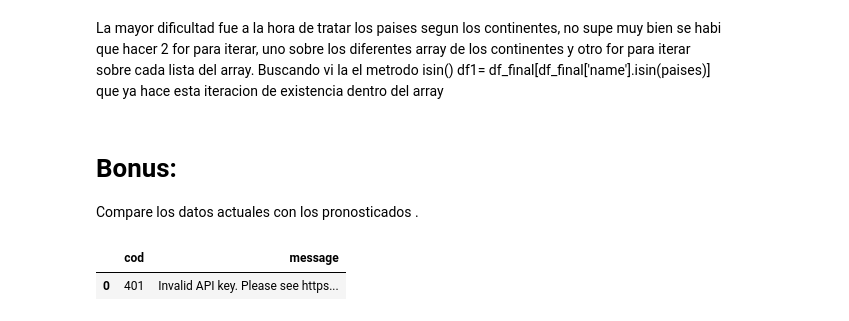
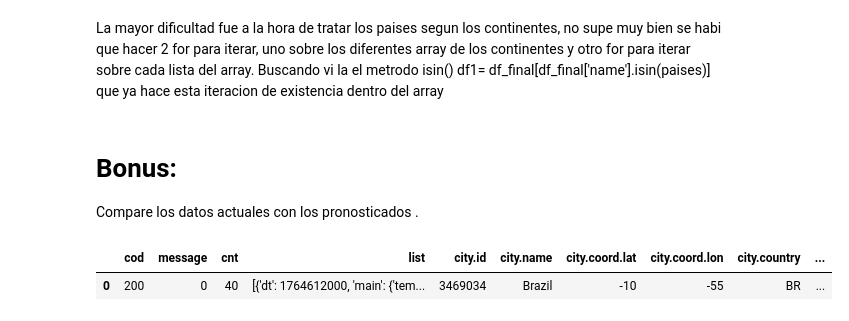
Before and after one commit to sebasrt97/Weather-Data-Analysis-with-a-public-API, a Jupyter notebook: Api/apy.ipynb, the cells around one changed output. Cells and saved outputs as stored; diff of their text form; code cells hidden in the pictures.

Commit message:
Falta forecast

```diff
--- a/Api/apy.ipynb
+++ b/Api/apy.ipynb
@@ -301,15 +303,15 @@ Buscando vi la el metrodo isin() df1= df_final[df_final['name'].isin(paises)] qu
 # Bonus:
 Compare los datos actuales con los pronosticados .
 # %%
-base_url_hora=f"https://api.openweathermap.org/data/2.5/forecast/hourly?q=Egipto&units=metric"
+base_egipto=f"https://api.openweathermap.org/data/2.5/forecast?q=Brasil&units=metric"
 
-response2=(requests.get(base_url_hora, params={"appid":api_key})).json()
+egipto=(requests.get(base_egipto, params={"appid":api_key})).json()
 
-df_hora=pd.json_normalize(response2)
-
-# print(df_hora.message[0])
+df_hora=pd.json_normalize(egipto)
 
 df_hora.head()
+
+# df_hora.columns
 # %% [output]
-|  | cod | message |
-| 0 | 401 | Invalid API key. Please see https... |
+|  | cod | message | cnt | list | city.id | city.name | city.coord.lat | city.coord.lon | city.country | ... |
+| 0 | 200 | 0 | 40 | [{'dt': 1764612000, 'main': {'tem... | 3469034 | Brazil | -10 | -55 | BR | ... |
```
Also changed, not shown: parts of 18 cells of this notebook, 1 other file.
